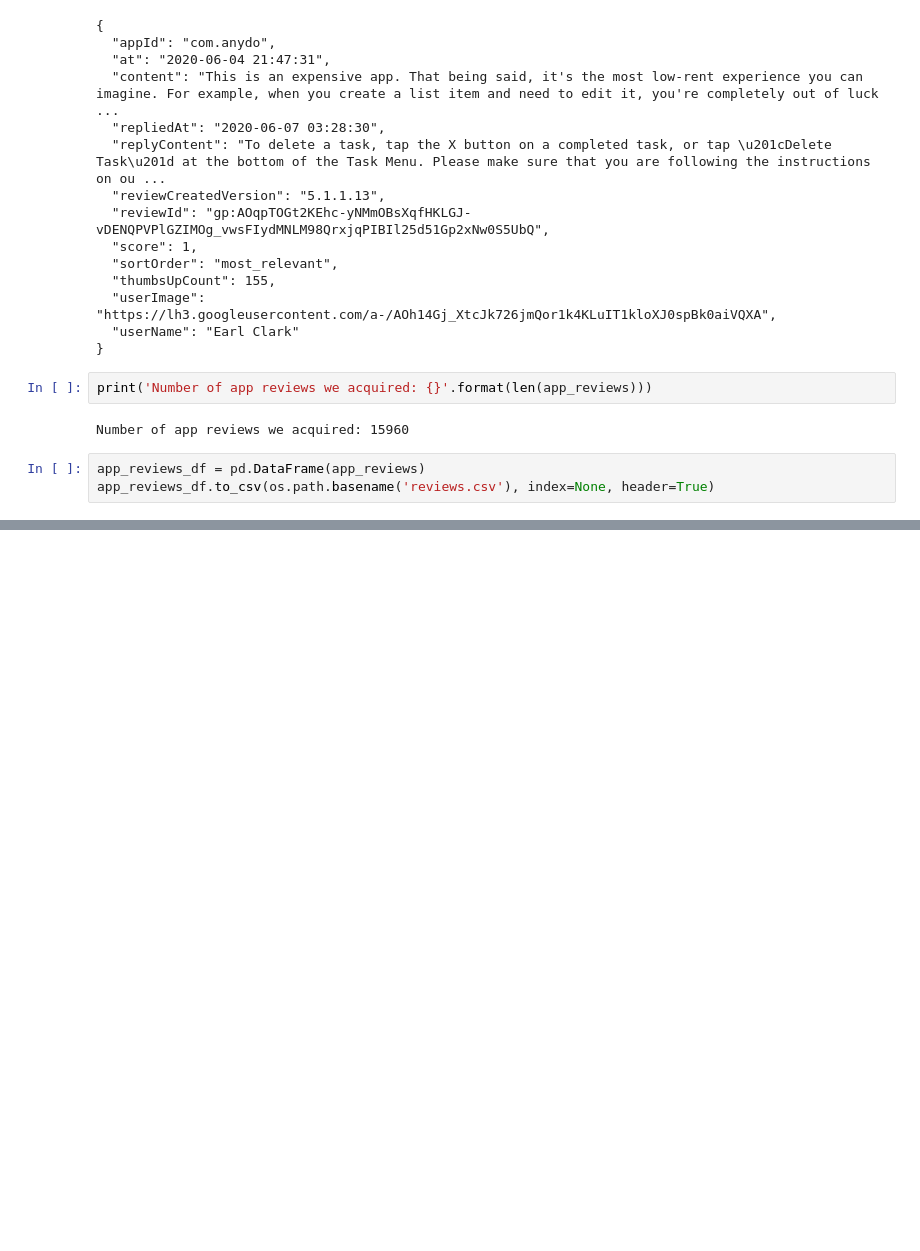
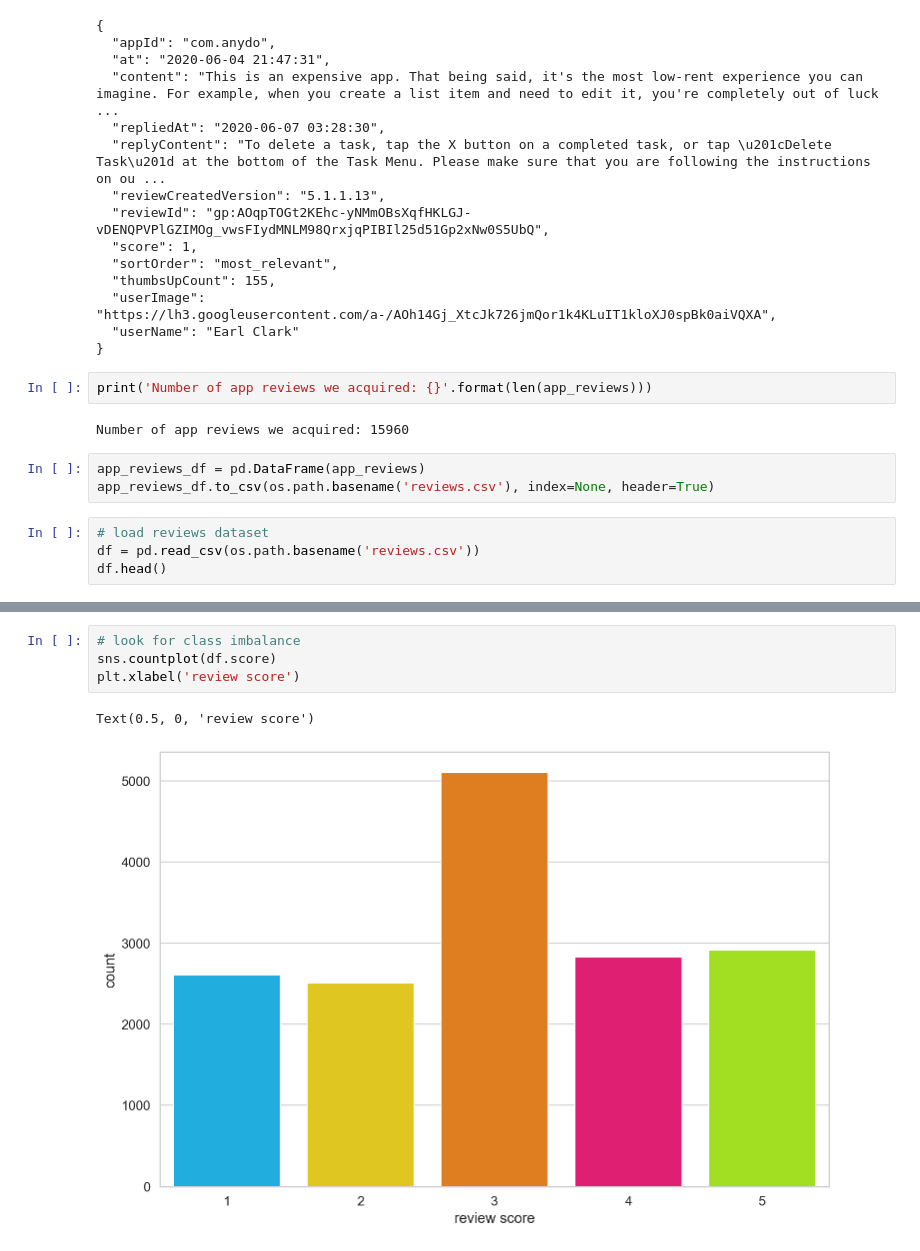
Before and after one commit to Abmiester/BERT_sentiment, a Jupyter notebook: nb/Sentiment Analysis with BERT and Transformers.ipynb, the cells around one changed output, grey strips where cells are left out. Cells and saved outputs as stored; diff of their text form; blank space fills up the shorter version.

```diff
--- a/nb/Sentiment Analysis with BERT and Transformers.ipynb
+++ b/nb/Sentiment Analysis with BERT and Transformers.ipynb
@@ -201,3 +201,7 @@ Number of app reviews we acquired: 15960
 # %%
 app_reviews_df = pd.DataFrame(app_reviews)
 app_reviews_df.to_csv(os.path.basename('reviews.csv'), index=None, header=True)
+# %%
+# load reviews dataset
+df = pd.read_csv(os.path.basename('reviews.csv'))
+df.head()
@@ -203,0 +242,7 @@ app_reviews_df.to_csv(os.path.basename('reviews.csv'), index=None, header=True)
+# %%
+# look for class imbalance
+sns.countplot(df.score)
+plt.xlabel('review score')
+# %% [output]
+Text(0.5, 0, 'review score')
+[figure, added]
```
Also changed, not shown: parts of 19 cells of this notebook.
